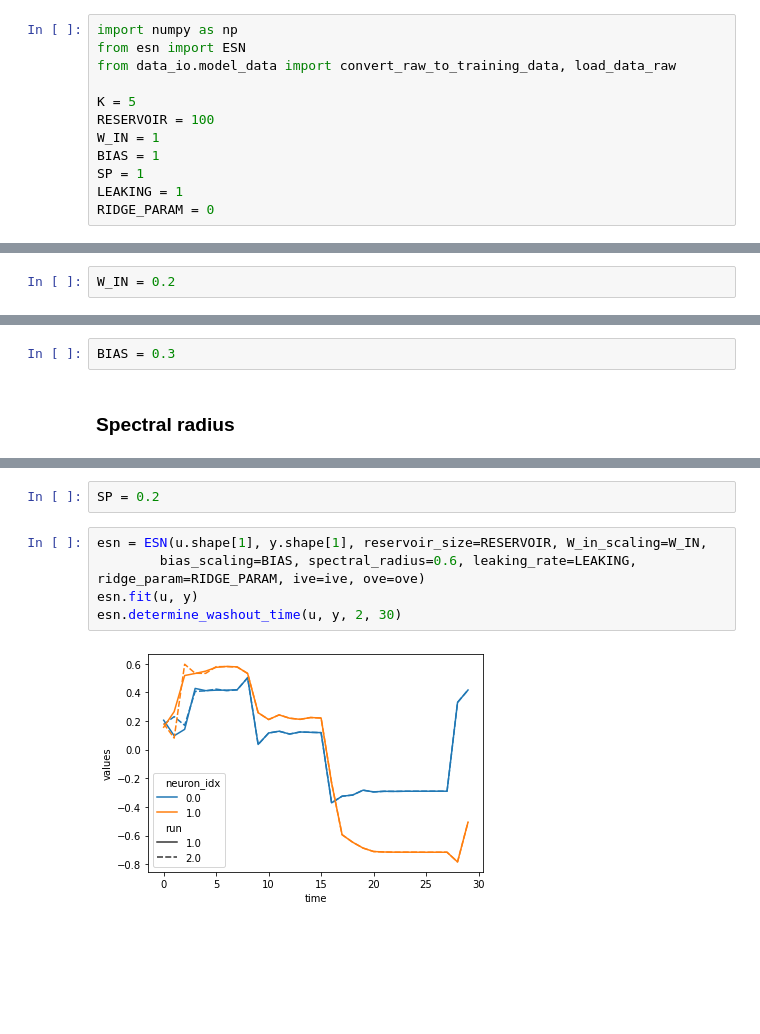
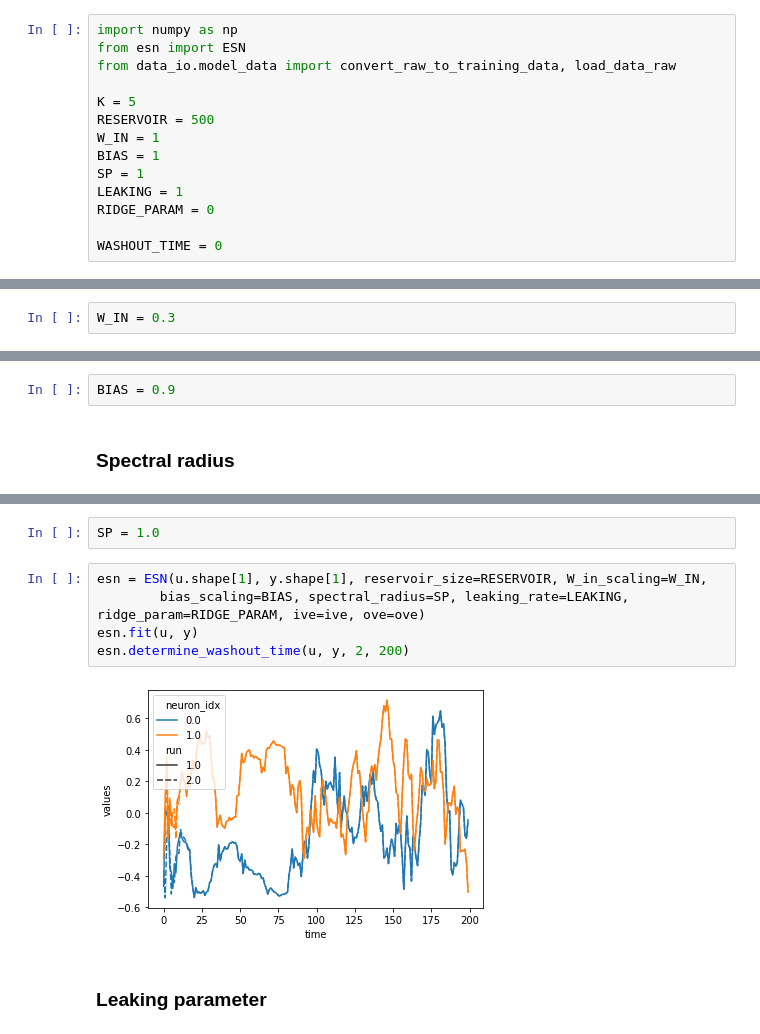
Before and after one commit to Rmko4/ML-Unfinished-Fugue, a Jupyter notebook: tune_esn.ipynb, the cells around one changed output, grey strips where cells are left out. Drawn from its saved outputs; the diff is of its cells as text; blank space fills up the shorter version.

```diff
--- a/tune_esn.ipynb
+++ b/tune_esn.ipynb
@@ -58,12 +84,14 @@ from esn import ESN
 from data_io.model_data import convert_raw_to_training_data, load_data_raw
 
 K = 5
-RESERVOIR = 100
+RESERVOIR = 500
 W_IN = 1
 BIAS = 1
 SP = 1
 LEAKING = 1
 RIDGE_PARAM = 0
+
+WASHOUT_TIME = 0
 # %%
 midi_raw = load_data_raw('F.txt')[:-16, :]
 data, ove, ive = convert_raw_to_training_data(
@@ -114,5 +152,5 @@ Param: 0.2 With highest training acc: 0.818
 # %%
-W_IN = 0.2
+W_IN = 0.3
 # %% [markdown]
 ### Bias scaling
 # %%
@@ -150,5 +190,5 @@ Param: 0.300 With highest training acc: 0.819
 # %%
-BIAS = 0.3
+BIAS = 0.9
 # %% [markdown]
 ### Spectral radius
 # %%
@@ -181,9 +220,11 @@ Param: 0.200 With highest training acc: 0.825
 # %%
-SP = 0.2
+SP = 1.0
 # %%
 esn = ESN(u.shape[1], y.shape[1], reservoir_size=RESERVOIR, W_in_scaling=W_IN,
-        bias_scaling=BIAS, spectral_radius=0.6, leaking_rate=LEAKING, ridge_param=RIDGE_PARAM, ive=ive, ove=ove)
+        bias_scaling=BIAS, spectral_radius=SP, leaking_rate=LEAKING, ridge_param=RIDGE_PARAM, ive=ive, ove=ove)
 esn.fit(u, y)
-esn.determine_washout_time(u, y, 2, 30)
+esn.determine_washout_time(u, y, 2, 200)
 # %% [output]
-[figure, old version]
+[figure, new version]
+# %% [markdown]
+### Leaking parameter
```
Also changed, not shown: parts of 29 cells of this notebook, 4 other files.
